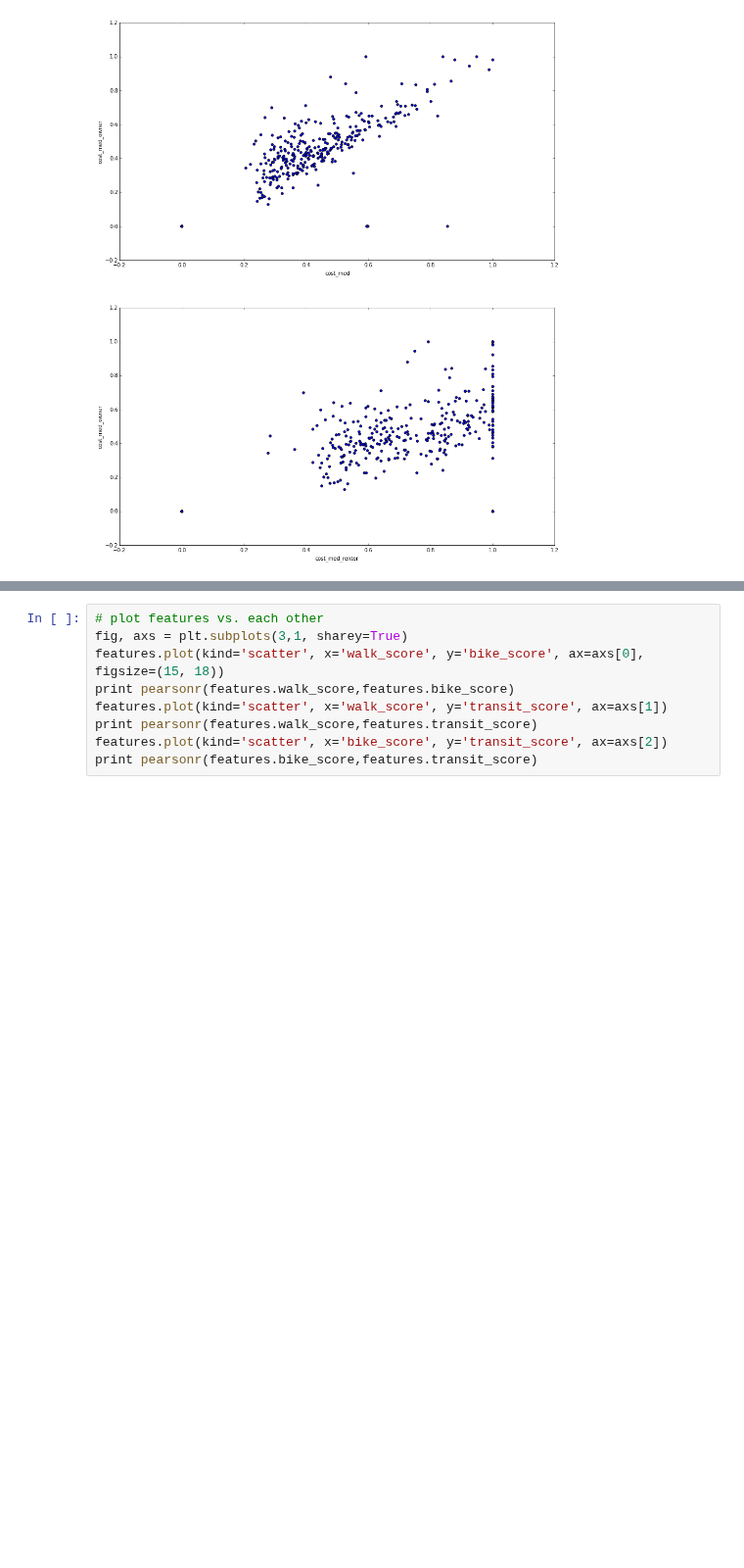
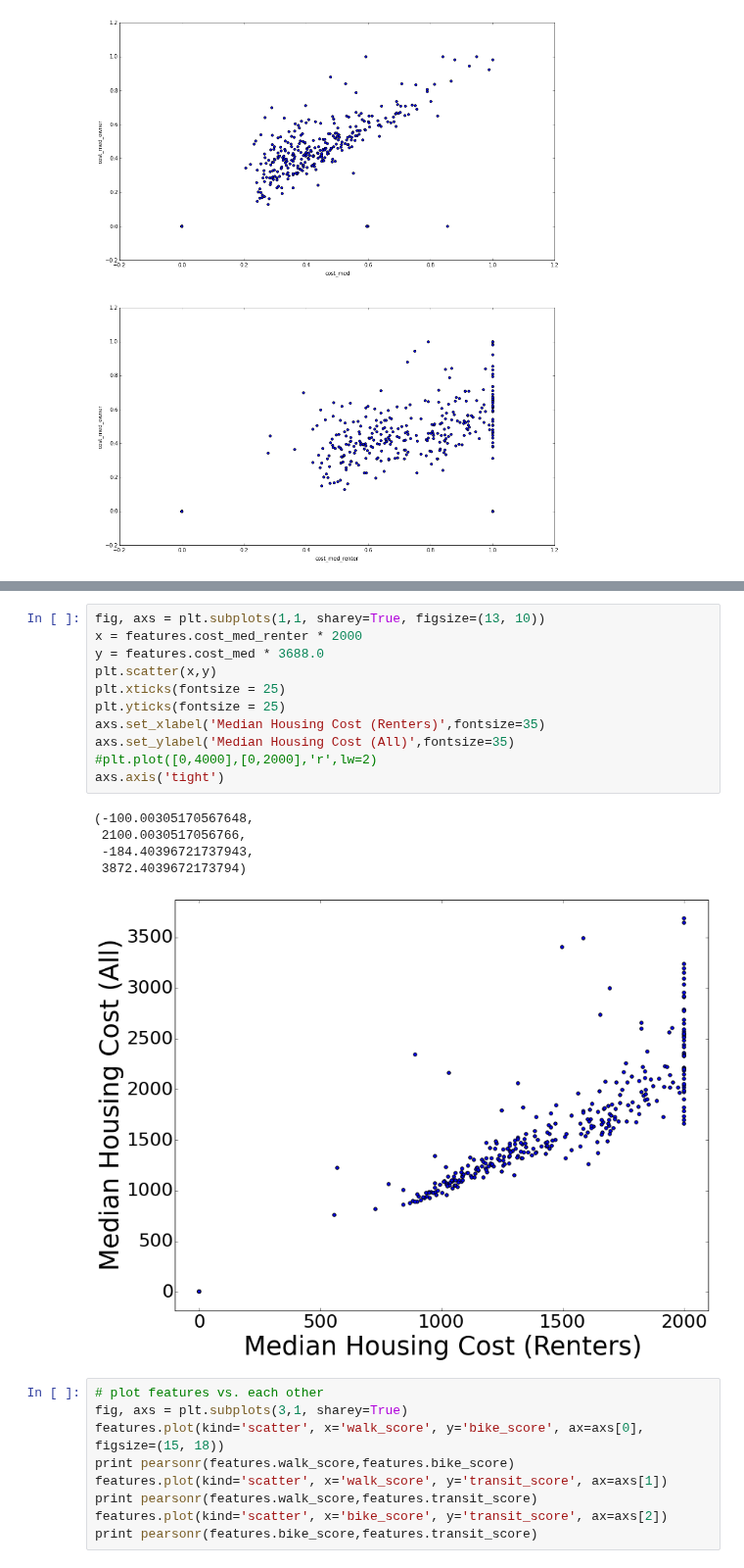
Before and after one commit to jmsilverman/insight_project, a Jupyter notebook: lin_reg_plots2.ipynb, the cells around one changed output, grey strips where cells are left out. Shown at 98% size. Cells and saved outputs as stored; diff of their text form; blank space fills up the shorter version.

```diff
--- a/lin_reg_plots2.ipynb
+++ b/lin_reg_plots2.ipynb
@@ -164,4 +171,21 @@ print pearsonr(features.cost_med,features.cost_med_renter)
 [figure]
+# %%
+fig, axs = plt.subplots(1,1, sharey=True, figsize=(13, 10))
+x = features.cost_med_renter * 2000
+y = features.cost_med * 3688.0
+plt.scatter(x,y)
+plt.xticks(fontsize = 25)
+plt.yticks(fontsize = 25)
+axs.set_xlabel('Median Housing Cost (Renters)',fontsize=35)
+axs.set_ylabel('Median Housing Cost (All)',fontsize=35)
+#plt.plot([0,4000],[0,2000],'r',lw=2)
+axs.axis('tight')
+# %% [output]
+(-100.00305170567648,
+ 2100.0030517056766,
+ -184.40396721737943,
+ 3872.4039672173794)
+[figure, added]
 # %%
 # plot features vs. each other
 fig, axs = plt.subplots(3,1, sharey=True)
```
Also changed, not shown: parts of 6 cells of this notebook, 2 other files.
